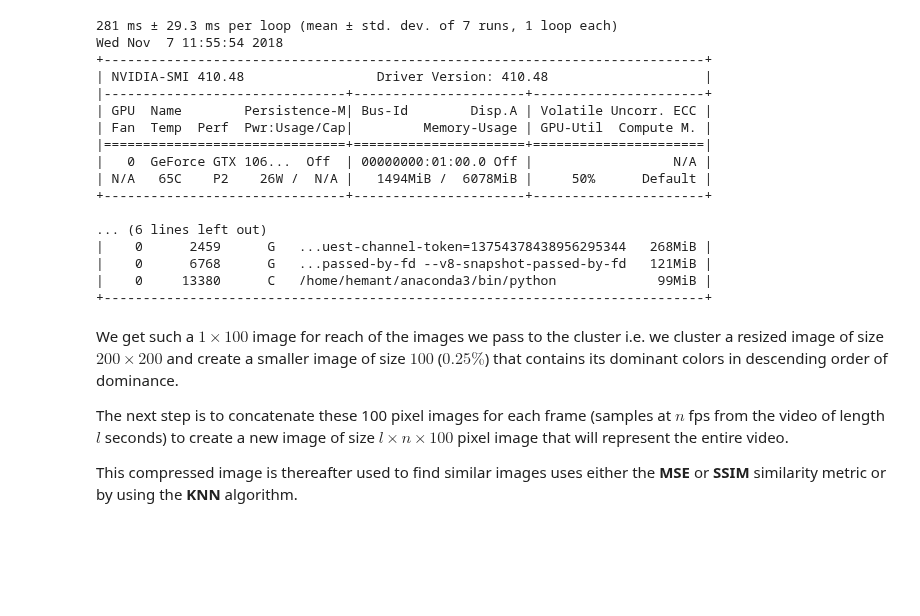
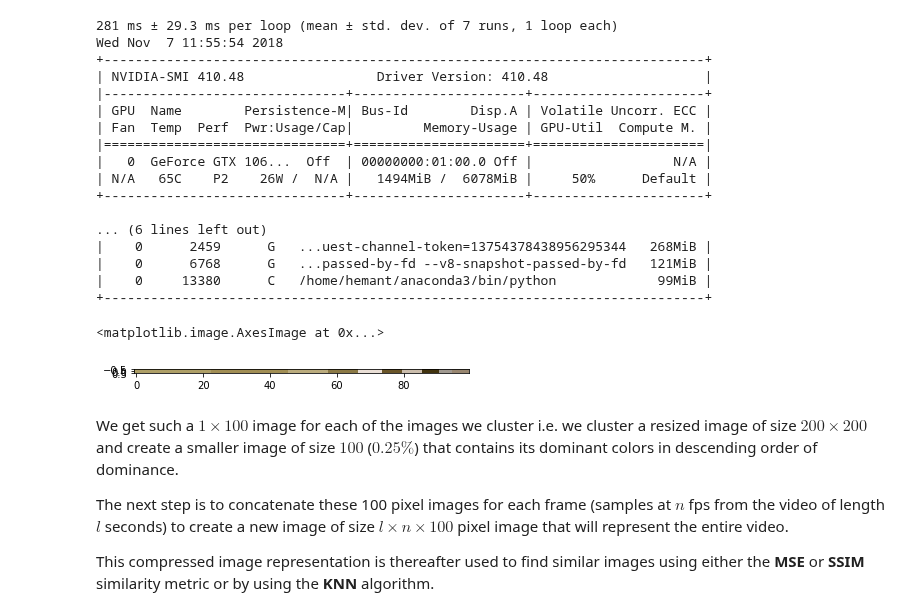
Before and after one commit to CoderHam/VideoSimilarity, a Jupyter notebook: metrics_comparison.ipynb, the cells around one changed output. Saved outputs shown, nothing was run; the diff lists cells and outputs as text; code cells hidden in the pictures; blank space fills up the shorter version.

Commit message:
update readme and add clustered color bar

```diff
--- a/metrics_comparison.ipynb
+++ b/metrics_comparison.ipynb
@@ -100,6 +98,12 @@ plt.imshow(bar_img)
+# %%
+dcolors, bar_img = kmeans_gpu.run("data/images/golden1.jpg",clusters=10)
+plt.imshow(bar_img)
+# %% [output]
+<matplotlib.image.AxesImage at 0x...>
+[figure, added]
 # %% [markdown]
-We get such a $1\times100$ image for reach of the images we pass to the cluster i.e. we cluster a resized image of size $200\times200$ and create a smaller image of size $100$ ($0.25\%$) that contains its dominant colors in descending order of dominance.
+We get such a $1\times100$ image for each of the images we cluster i.e. we cluster a resized image of size $200\times200$ and create a smaller image of size $100$ ($0.25\%$) that contains its dominant colors in descending order of dominance.
 
 The next step is to concatenate these 100 pixel images for each frame (samples at $n$ fps from the video of length $l$ seconds) to create a new image of size $l\times n \times100$ pixel image that will represent the entire video.
 
-This compressed image is thereafter used to find similar images uses either the **MSE** or **SSIM** similarity metric or by using the **KNN** algorithm.
+This compressed image representation is thereafter used to find similar images using either the **MSE** or **SSIM** similarity metric or by using the **KNN** algorithm.
```
Also changed, not shown: parts of 1 cell of this notebook, 4 other files.
